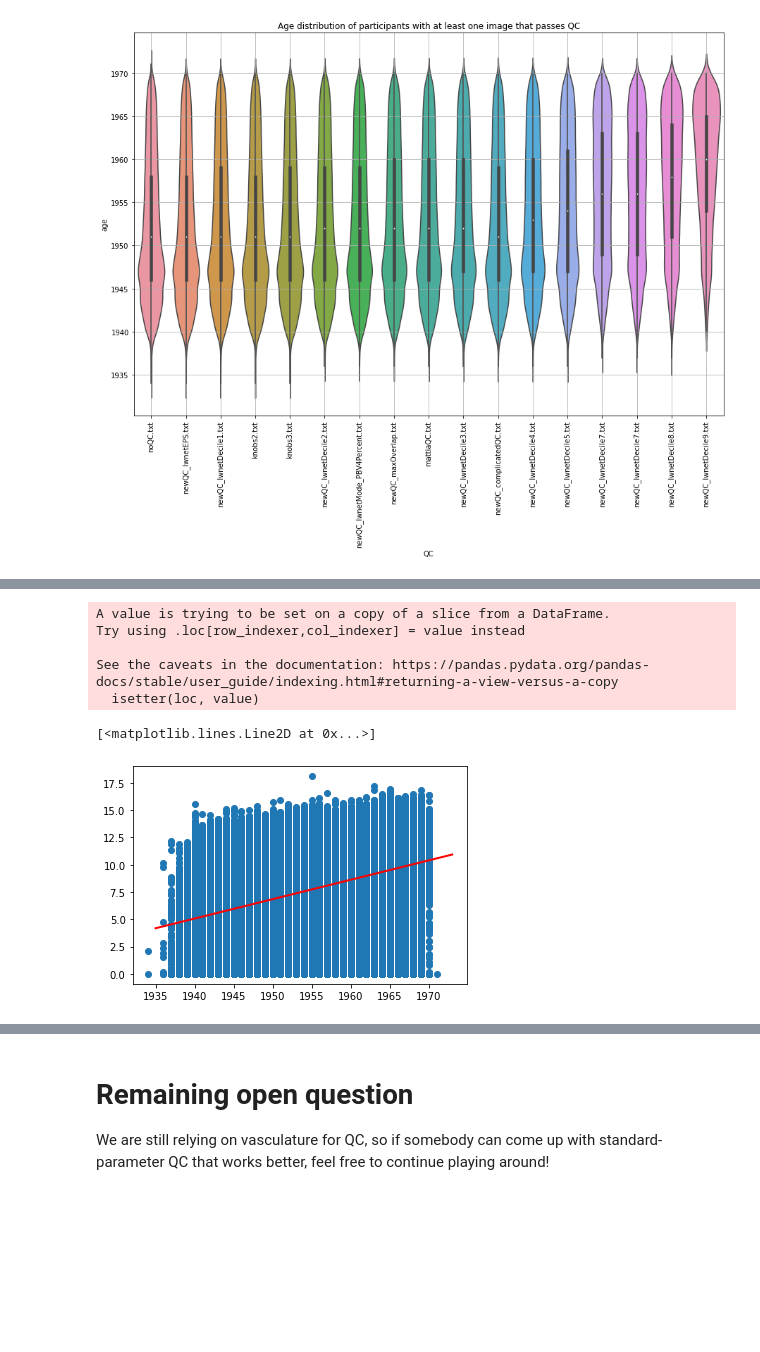
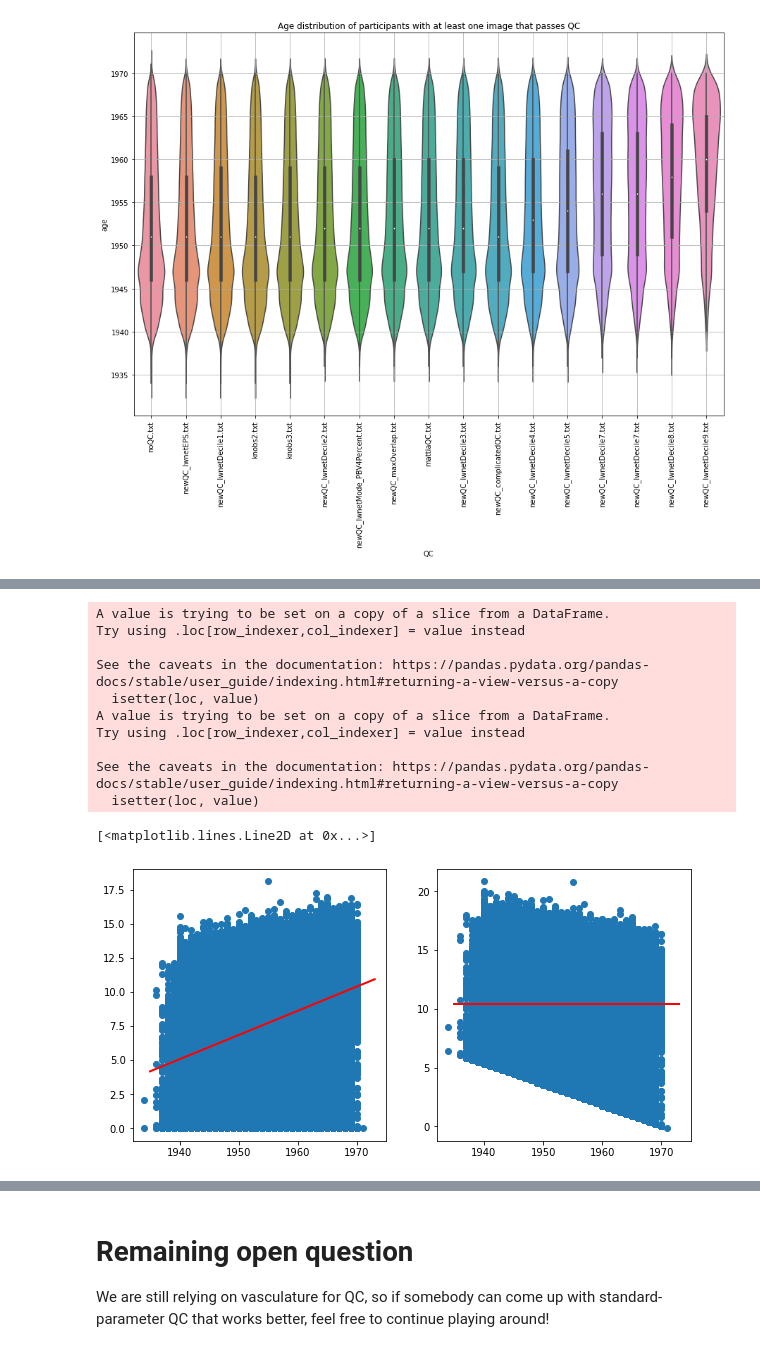
Before and after one commit to BergmannLab/Retina-tortuosity, a Jupyter notebook: preprocessing/newQC.ipynb, the cells around one changed output, grey strips where cells are left out. Drawn from its saved outputs; the diff is of its cells as text; code cells hidden in the pictures; blank space fills up the shorter version.

```diff
--- a/preprocessing/newQC.ipynb
+++ b/preprocessing/newQC.ipynb
@@ -535,27 +574,52 @@ ax2.grid(color='red')
 # %%
 import scipy
+
+# raw scatter
+
+f, (ax1,ax2) = plt.subplots(1,2,figsize=[10,5])
 
 labels_indexes = [ int(i.split("_")[0]) for i in stats.index ]
 
 stats['age'] = labels['age'].loc[labels_indexes].values
 
 cutoff = 0
 
 df_linreg=stats.dropna()
 df_linreg.loc[df_linreg['PBV']<cutoff, 'PBV'] = np.nan;
 df_linreg = df_linreg.dropna()
-plt.scatter(df_linreg['age'], df_linreg['PBV']);
+ax1.scatter(df_linreg['age'], df_linreg['PBV']);
 
 slope, intercept, r_value, p_value, std_err = scipy.stats.linregress(df_linreg['age'],df_linreg['PBV'])
 
 x = np.arange(1935,1974)
 y = x*slope + intercept
-plt.plot(x,y,'r', linewidth=2)
+ax1.plot(x,y,'r', linewidth=2)
+
+# age-corrected scatter
+
+stats['PBV_corrected'] = stats['PBV'] - ( ( stats['age'] - 1970 ) * slope )
+
+
+df_linreg=stats.dropna()
+df_linreg.loc[df_linreg['PBV']<cutoff, 'PBV'] = np.nan;
+df_linreg = df_linreg.dropna()
+ax2.scatter(df_linreg['age'], df_linreg['PBV_corrected'])
+
+slope, intercept, r_value, p_value, std_err = scipy.stats.linregress(df_linreg['age'],df_linreg['PBV_corrected'])
+
+x = np.arange(1935,1974)
+y = x*slope + intercept
+ax2.plot(x,y,'r', linewidth=2)
 # %% [output]
 A value is trying to be set on a copy of a slice from a DataFrame.
 Try using .loc[row_indexer,col_indexer] = value instead
 
 See the caveats in the documentation: https://pandas.pydata.org/pandas-docs/stable/user_guide/indexing.html#returning-a-view-versus-a-copy
   isetter(loc, value)
+A value is trying to be set on a copy of a slice from a DataFrame.
+Try using .loc[row_indexer,col_indexer] = value instead
+
+See the caveats in the documentation: https://pandas.pydata.org/pandas-docs/stable/user_guide/indexing.html#returning-a-view-versus-a-copy
+  isetter(loc, value)
 [<matplotlib.lines.Line2D at 0x...>]
-[figure, old version]
+[figure, new version]
```
Also changed, not shown: parts of 22 cells of this notebook.
